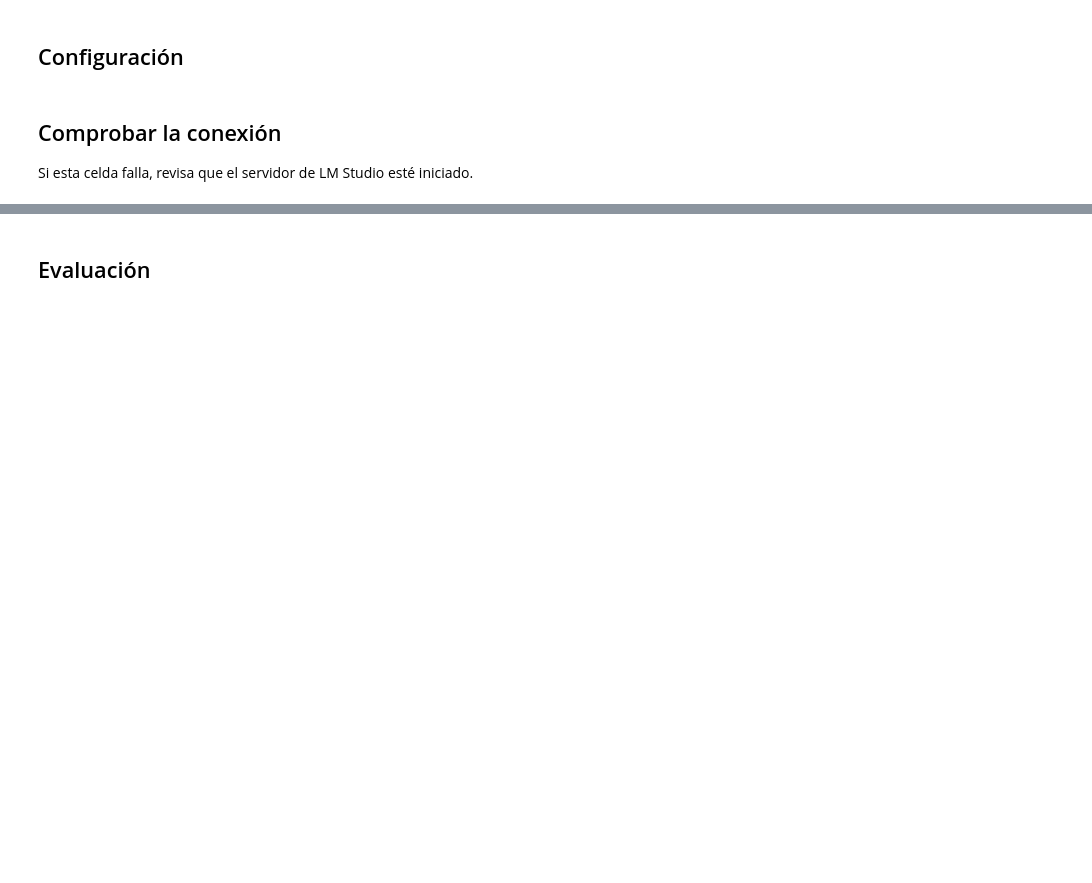
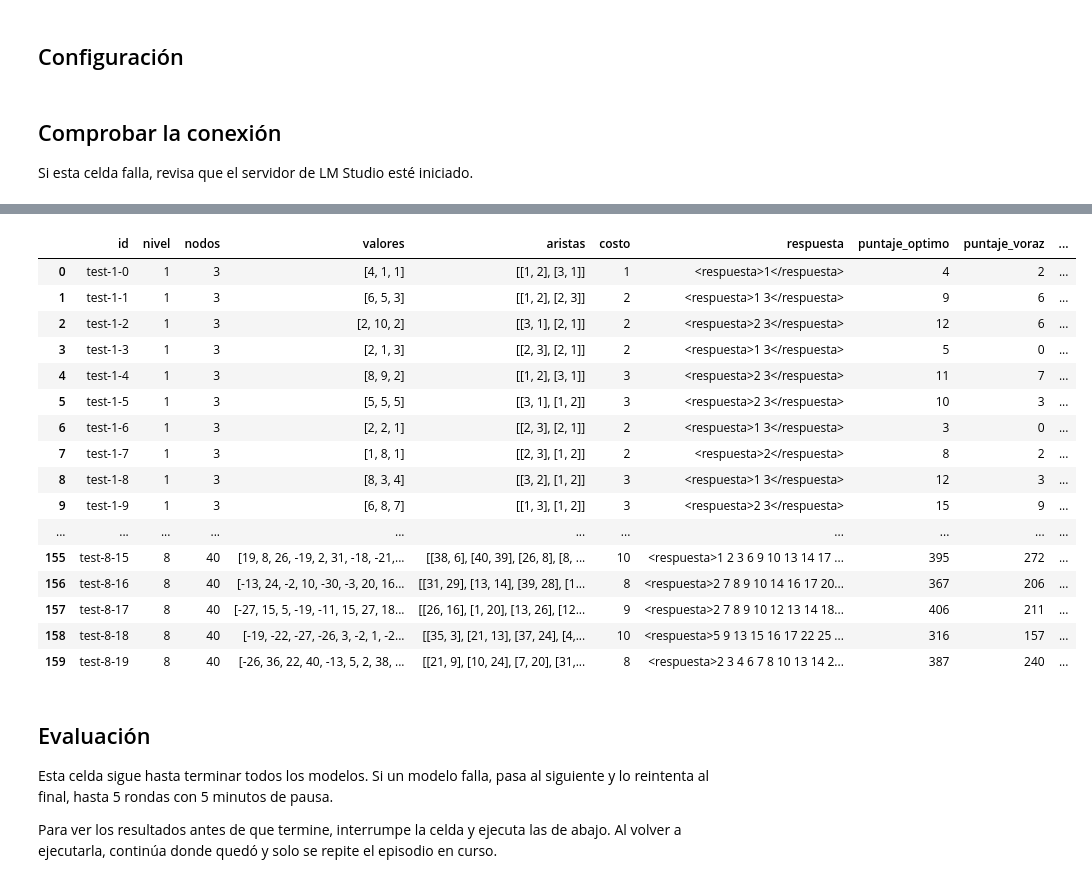
Before and after one commit to diegoftpxd/Proyecto-ia-Generativa, a Jupyter notebook: seleccion_arbol/baseline_lmstudio.ipynb, the cells around one changed output, grey strips where cells are left out. Saved outputs shown, nothing was run; the diff lists cells and outputs as text; code cells hidden in the pictures; blank space fills up the shorter version.

```diff
--- a/seleccion_arbol/baseline_lmstudio.ipynb
+++ b/seleccion_arbol/baseline_lmstudio.ipynb
@@ -46,0 +55,14 @@ Modelos disponibles: ['qwen3.5-2b', 'text-embedding-nomic-embed-text-v1.5']
+# %%
+import pandas as pd
+
+test = pd.DataFrame(leer_resultados(RUTA_DATOS))
+test['atajo_optimo'] = test['puntaje_sin_vecinos'] == test['puntaje_optimo']
+test.groupby('nivel').agg(
+    arboles=('id', 'size'),
+    nodos=('nodos', 'first'),
+    costo_medio=('costo', 'mean'),
+    optimo_medio=('puntaje_optimo', 'mean'),
+    voraz_medio=('puntaje_voraz', 'mean'),
+    sin_vecinos_medio=('puntaje_sin_vecinos', 'mean'),
+    atajo_optimo=('atajo_optimo', 'mean'),
+).round(2)
@@ -47,3 +80,31 @@ Modelos disponibles: ['qwen3.5-2b', 'text-embedding-nomic-embed-text-v1.5']
+# %%
+numero = test['id'].str.rsplit('-', n=1).str[1].astype(int)
+tabla_test = test.assign(numero=numero).sort_values(['nivel', 'numero']).drop(columns=['numero', 'prompt', 'razonamiento'])
+
+with pd.option_context('display.max_rows', None, 'display.max_columns', None, 'display.max_colwidth', None):
+    display(tabla_test.reset_index(drop=True))
+# %% [output]
+|  | id | nivel | nodos | valores | aristas | costo | respuesta | puntaje_optimo | puntaje_voraz | ... |
+| 0 | test-1-0 | 1 | 3 | [4, 1, 1] | [[1, 2], [3, 1]] | 1 | <respuesta>1</respuesta> | 4 | 2 | ... |
+| 1 | test-1-1 | 1 | 3 | [6, 5, 3] | [[1, 2], [2, 3]] | 2 | <respuesta>1 3</respuesta> | 9 | 6 | ... |
+| 2 | test-1-2 | 1 | 3 | [2, 10, 2] | [[3, 1], [2, 1]] | 2 | <respuesta>2 3</respuesta> | 12 | 6 | ... |
+| 3 | test-1-3 | 1 | 3 | [2, 1, 3] | [[2, 3], [2, 1]] | 2 | <respuesta>1 3</respuesta> | 5 | 0 | ... |
+| 4 | test-1-4 | 1 | 3 | [8, 9, 2] | [[1, 2], [3, 1]] | 3 | <respuesta>2 3</respuesta> | 11 | 7 | ... |
+| 5 | test-1-5 | 1 | 3 | [5, 5, 5] | [[3, 1], [1, 2]] | 3 | <respuesta>2 3</respuesta> | 10 | 3 | ... |
+| 6 | test-1-6 | 1 | 3 | [2, 2, 1] | [[2, 3], [2, 1]] | 2 | <respuesta>1 3</respuesta> | 3 | 0 | ... |
+| 7 | test-1-7 | 1 | 3 | [1, 8, 1] | [[2, 3], [1, 2]] | 2 | <respuesta>2</respuesta> | 8 | 2 | ... |
+| 8 | test-1-8 | 1 | 3 | [8, 3, 4] | [[3, 2], [1, 2]] | 3 | <respuesta>1 3</respuesta> | 12 | 3 | ... |
+| 9 | test-1-9 | 1 | 3 | [6, 8, 7] | [[1, 3], [1, 2]] | 3 | <respuesta>2 3</respuesta> | 15 | 9 | ... |
+| ... | ... | ... | ... | ... | ... | ... | ... | ... | ... | ... |
+| 155 | test-8-15 | 8 | 40 | [19, 8, 26, -19, 2, 31, -18, -21,... | [[38, 6], [40, 39], [26, 8], [8, ... | 10 | <respuesta>1 2 3 6 9 10 13 14 17 ... | 395 | 272 | ... |
+| 156 | test-8-16 | 8 | 40 | [-13, 24, -2, 10, -30, -3, 20, 16... | [[31, 29], [13, 14], [39, 28], [1... | 8 | <respuesta>2 7 8 9 10 14 16 17 20... | 367 | 206 | ... |
+| 157 | test-8-17 | 8 | 40 | [-27, 15, 5, -19, -11, 15, 27, 18... | [[26, 16], [1, 20], [13, 26], [12... | 9 | <respuesta>2 7 8 9 10 12 13 14 18... | 406 | 211 | ... |
+| 158 | test-8-18 | 8 | 40 | [-19, -22, -27, -26, 3, -2, 1, -2... | [[35, 3], [21, 13], [37, 24], [4,... | 10 | <respuesta>5 9 13 15 16 17 22 25 ... | 316 | 157 | ... |
+| 159 | test-8-19 | 8 | 40 | [-26, 36, 22, 40, -13, 5, 2, 38, ... | [[21, 9], [10, 24], [7, 20], [31,... | 8 | <respuesta>2 3 4 6 7 8 10 13 14 2... | 387 | 240 | ... |
 # %% [markdown]
 ## Evaluación
+
+Esta celda sigue hasta terminar todos los modelos. Si un modelo falla, pasa al siguiente y lo reintenta al final, hasta 5 rondas con 5 minutos de pausa.
+
+Para ver los resultados antes de que termine, interrumpe la celda y ejecuta las de abajo. Al volver a ejecutarla, continúa donde quedó y solo se repite el episodio en curso.
 # %%
```
Also changed, not shown: parts of 12 cells of this notebook, 15 other files.
